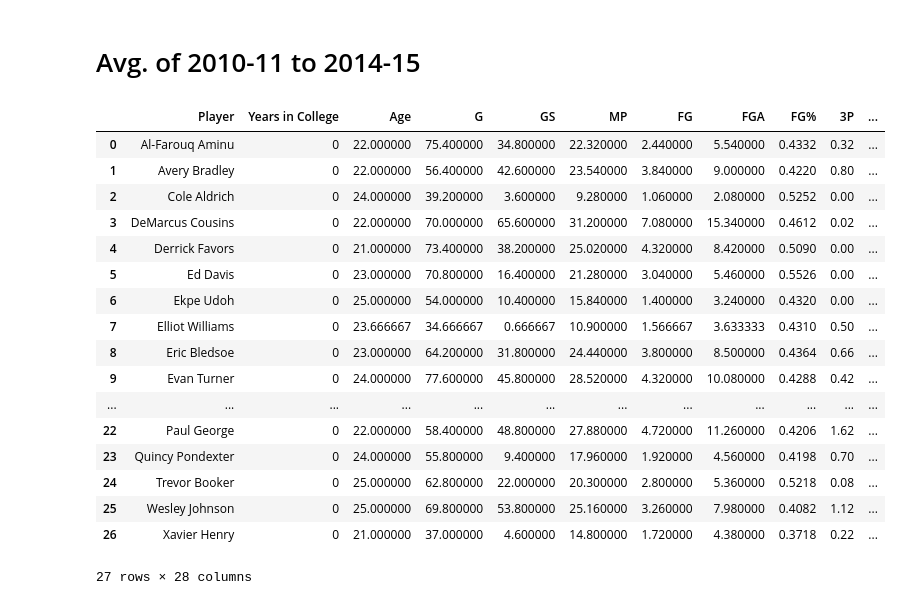
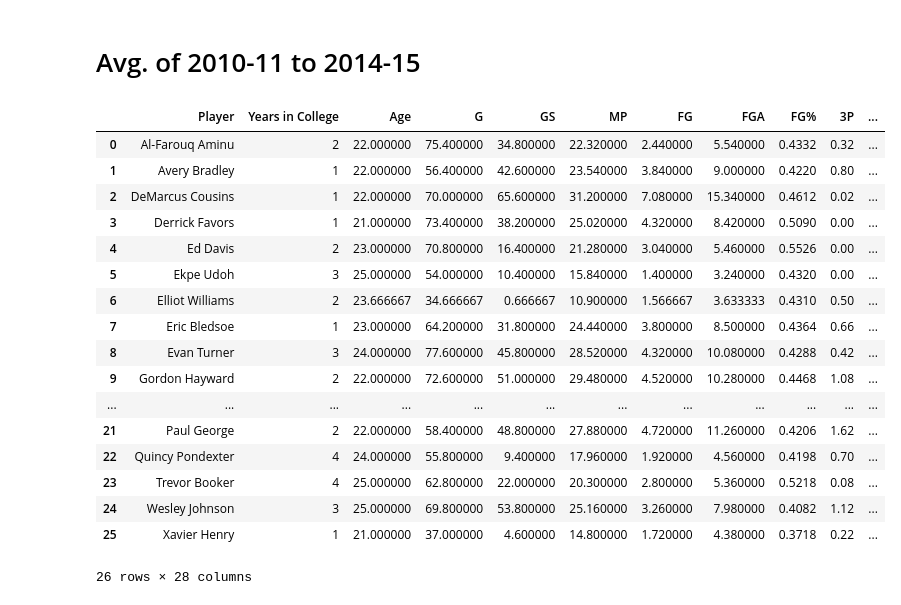
Before and after one commit to chiragnarayanakere/Senior-Project---NBA, a Jupyter notebook: 2010+draft+class-2.ipynb, the cells around one changed output. Saved outputs shown, nothing was run; the diff lists cells and outputs as text; code cells hidden in the pictures.

```diff
--- a/2010+draft+class-2.ipynb
+++ b/2010+draft+class-2.ipynb
@@ -12,15 +12,15 @@ warnings.filterwarnings('ignore')
 # %% [markdown]
 we can predict for 2014, 2015 after 5 years
 # %%
-data1415 = pd.read_csv('Downloads/NBA Player Stats - Regular Stats 2014-2015.csv')
+data1415 = pd.read_csv('Downloads/results/input_files/NBA Player Stats - Regular Stats 2014-2015.csv')
 data1415.drop(['Tm', 'Rk'], axis=1, inplace=True)
-data1314 = pd.read_csv('Downloads/NBA Player Stats - Regular Stats 2013-2014.csv')
+data1314 = pd.read_csv('Downloads/results/input_files/NBA Player Stats - Regular Stats 2013-2014.csv')
 data1314.drop(['Tm', 'Rk'], axis=1, inplace=True)
-data1213 = pd.read_csv('Downloads/NBA Player Stats - Regular Stats 2012-2013.csv')
+data1213 = pd.read_csv('Downloads/results/input_files/NBA Player Stats - Regular Stats 2012-2013.csv')
 data1213.drop(['Tm', 'Rk'], axis=1, inplace=True)
-data1112 = pd.read_csv('Downloads/NBA Player Stats - Regular Stats 2011-2012.csv')
+data1112 = pd.read_csv('Downloads/results/input_files/NBA Player Stats - Regular Stats 2011-2012.csv')
 data1112.drop(['Tm', 'Rk'], axis=1, inplace=True)
-data1011 = pd.read_csv('Downloads/NBA Player Stats - Regular Stats 2010-2011.csv')
+data1011 = pd.read_csv('Downloads/results/input_files/NBA Player Stats - Regular Stats 2010-2011.csv')
 data1011.drop(['Tm', 'Rk'], axis=1, inplace=True)
 data1415
 # %% [output]
@@ -44,11 +44,3 @@ data1415
 651 rows × 27 columns
 # %% [markdown]
 # College data
-# %%
-draft2010 = pd.read_csv('Downloads/part 2 first model - 2010 draft class (2).csv')
-draft2010['Unnamed: 0'] = draft2010['Unnamed: 0'].str.split('\\')
-for i in range(1, len(draft2010)):
-
-    draft2010['Unnamed: 0'][i] = draft2010['Unnamed: 0'][i][0]
-
-draft2010
@@ -73,0 +47,5 @@ draft2010
+# %%
+draft2010 = pd.read_csv('Downloads/results/input_files/2010_class_urls.csv')
+draft2010.columns
+college = draft2010[['Name', ' Years in College']]
+draft2010
@@ -74,11 +71,12 @@ draft2010
 # %% [markdown]
 # Avg. of 2010-11 to 2014-15
 # %%
-names = list(draft2010['Unnamed: 0'][1:])
-namenyear = draft2010[['Unnamed: 0', 'Unnamed: 1']][1:]
-namenyear = namenyear.sort_values('Unnamed: 0')
+names = list(draft2010['Name'][1:])
+namenyear = draft2010[['Name', ' Years in College']][1:]
+namenyear = namenyear.sort_values('Name')
 namenyear = namenyear.reset_index()
 namenyear = namenyear.drop('index', 1)
+
 
 #------------------------------------------------------------
 
@@ -199,7 +197,7 @@ final['PF']= final['PF'].astype('float64')
 final['PS/G']= final['PS/G'].astype('float64')
 
 finaldata = final.groupby('Player', as_index=False).mean()
-finaldata.insert(1, "Years in College", namenyear['Unnamed: 1'])
+finaldata.insert(1, "Years in College", namenyear[' Years in College'])
 finaldata['Years in College'] = 0
 
 finaldata = finaldata[['Player', 'Years in College', 'Age', 'G', 'GS', 'MP', 'FG', 'FGA',
@@ -208,33 +206,42 @@ finaldata = finaldata[['Player', 'Years in College', 'Age', 'G', 'GS', 'MP', 'FG
 # %%
 x = []
 for i in range(len(finaldata['Player'])):
     for j in range(len(n1415)):
         if finaldata['Player'][i] == n1415[j]:
             x.append(n1415[j])
 f = list(set(x))
 
 test = finaldata
 
 test = test[test['Player'].isin(f)].reset_index().drop('index', 1)
 
-test.to_csv('Desktop/finaldata/2010draft.csv', sep='\t', encoding='utf-8')
+combined = college
+combined = combined.sort_values('Name').reset_index().drop('index', 1)
+combined['Player'] = test['Player']
+combined['check'] = combined['Name'].isin(combined['Player'])
+combined = combined[combined.check == True]
+combined = combined[['Name', ' Years in College']]
+years = list(combined[' Years in College'])
+test['Years in College'] = years
+
 test
+#test.to_csv('Desktop/finaldata/2010draft.csv', sep='\t', encoding='utf-8')
 # %% [output]
 |  | Player | Years in College | Age | G | GS | MP | FG | FGA | FG% | 3P | ... |
-| 0 | Al-Farouq Aminu | 0 | 22.000000 | 75.400000 | 34.800000 | 22.320000 | 2.440000 | 5.540000 | 0.4332 | 0.32 | ... |
-| 1 | Avery Bradley | 0 | 22.000000 | 56.400000 | 42.600000 | 23.540000 | 3.840000 | 9.000000 | 0.4220 | 0.80 | ... |
-| 2 | Cole Aldrich | 0 | 24.000000 | 39.200000 | 3.600000 | 9.280000 | 1.060000 | 2.080000 | 0.5252 | 0.00 | ... |
-| 3 | DeMarcus Cousins | 0 | 22.000000 | 70.000000 | 65.600000 | 31.200000 | 7.080000 | 15.340000 | 0.4612 | 0.02 | ... |
-| 4 | Derrick Favors | 0 | 21.000000 | 73.400000 | 38.200000 | 25.020000 | 4.320000 | 8.420000 | 0.5090 | 0.00 | ... |
-| 5 | Ed Davis | 0 | 23.000000 | 70.800000 | 16.400000 | 21.280000 | 3.040000 | 5.460000 | 0.5526 | 0.00 | ... |
-| 6 | Ekpe Udoh | 0 | 25.000000 | 54.000000 | 10.400000 | 15.840000 | 1.400000 | 3.240000 | 0.4320 | 0.00 | ... |
-| 7 | Elliot Williams | 0 | 23.666667 | 34.666667 | 0.666667 | 10.900000 | 1.566667 | 3.633333 | 0.4310 | 0.50 | ... |
-| 8 | Eric Bledsoe | 0 | 23.000000 | 64.200000 | 31.800000 | 24.440000 | 3.800000 | 8.500000 | 0.4364 | 0.66 | ... |
-| 9 | Evan Turner | 0 | 24.000000 | 77.600000 | 45.800000 | 28.520000 | 4.320000 | 10.080000 | 0.4288 | 0.42 | ... |
+| 0 | Al-Farouq Aminu | 2 | 22.000000 | 75.400000 | 34.800000 | 22.320000 | 2.440000 | 5.540000 | 0.4332 | 0.32 | ... |
+| 1 | Avery Bradley | 1 | 22.000000 | 56.400000 | 42.600000 | 23.540000 | 3.840000 | 9.000000 | 0.4220 | 0.80 | ... |
+| 2 | DeMarcus Cousins | 1 | 22.000000 | 70.000000 | 65.600000 | 31.200000 | 7.080000 | 15.340000 | 0.4612 | 0.02 | ... |
+| 3 | Derrick Favors | 1 | 21.000000 | 73.400000 | 38.200000 | 25.020000 | 4.320000 | 8.420000 | 0.5090 | 0.00 | ... |
+| 4 | Ed Davis | 2 | 23.000000 | 70.800000 | 16.400000 | 21.280000 | 3.040000 | 5.460000 | 0.5526 | 0.00 | ... |
+| 5 | Ekpe Udoh | 3 | 25.000000 | 54.000000 | 10.400000 | 15.840000 | 1.400000 | 3.240000 | 0.4320 | 0.00 | ... |
+| 6 | Elliot Williams | 2 | 23.666667 | 34.666667 | 0.666667 | 10.900000 | 1.566667 | 3.633333 | 0.4310 | 0.50 | ... |
+| 7 | Eric Bledsoe | 1 | 23.000000 | 64.200000 | 31.800000 | 24.440000 | 3.800000 | 8.500000 | 0.4364 | 0.66 | ... |
+| 8 | Evan Turner | 3 | 24.000000 | 77.600000 | 45.800000 | 28.520000 | 4.320000 | 10.080000 | 0.4288 | 0.42 | ... |
+| 9 | Gordon Hayward | 2 | 22.000000 | 72.600000 | 51.000000 | 29.480000 | 4.520000 | 10.280000 | 0.4468 | 1.08 | ... |
 | ... | ... | ... | ... | ... | ... | ... | ... | ... | ... | ... | ... |
-| 22 | Paul George | 0 | 22.000000 | 58.400000 | 48.800000 | 27.880000 | 4.720000 | 11.260000 | 0.4206 | 1.62 | ... |
-| 23 | Quincy Pondexter | 0 | 24.000000 | 55.800000 | 9.400000 | 17.960000 | 1.920000 | 4.560000 | 0.4198 | 0.70 | ... |
-| 24 | Trevor Booker | 0 | 25.000000 | 62.800000 | 22.000000 | 20.300000 | 2.800000 | 5.360000 | 0.5218 | 0.08 | ... |
-| 25 | Wesley Johnson | 0 | 25.000000 | 69.800000 | 53.800000 | 25.160000 | 3.260000 | 7.980000 | 0.4082 | 1.12 | ... |
-| 26 | Xavier Henry | 0 | 21.000000 | 37.000000 | 4.600000 | 14.800000 | 1.720000 | 4.380000 | 0.3718 | 0.22 | ... |
+| 21 | Paul George | 2 | 22.000000 | 58.400000 | 48.800000 | 27.880000 | 4.720000 | 11.260000 | 0.4206 | 1.62 | ... |
+| 22 | Quincy Pondexter | 4 | 24.000000 | 55.800000 | 9.400000 | 17.960000 | 1.920000 | 4.560000 | 0.4198 | 0.70 | ... |
+| 23 | Trevor Booker | 4 | 25.000000 | 62.800000 | 22.000000 | 20.300000 | 2.800000 | 5.360000 | 0.5218 | 0.08 | ... |
+| 24 | Wesley Johnson | 3 | 25.000000 | 69.800000 | 53.800000 | 25.160000 | 3.260000 | 7.980000 | 0.4082 | 1.12 | ... |
+| 25 | Xavier Henry | 1 | 21.000000 | 37.000000 | 4.600000 | 14.800000 | 1.720000 | 4.380000 | 0.3718 | 0.22 | ... |
-27 rows × 28 columns
+26 rows × 28 columns
```
Also changed, not shown: parts of 2 cells of this notebook, 7 other files.
